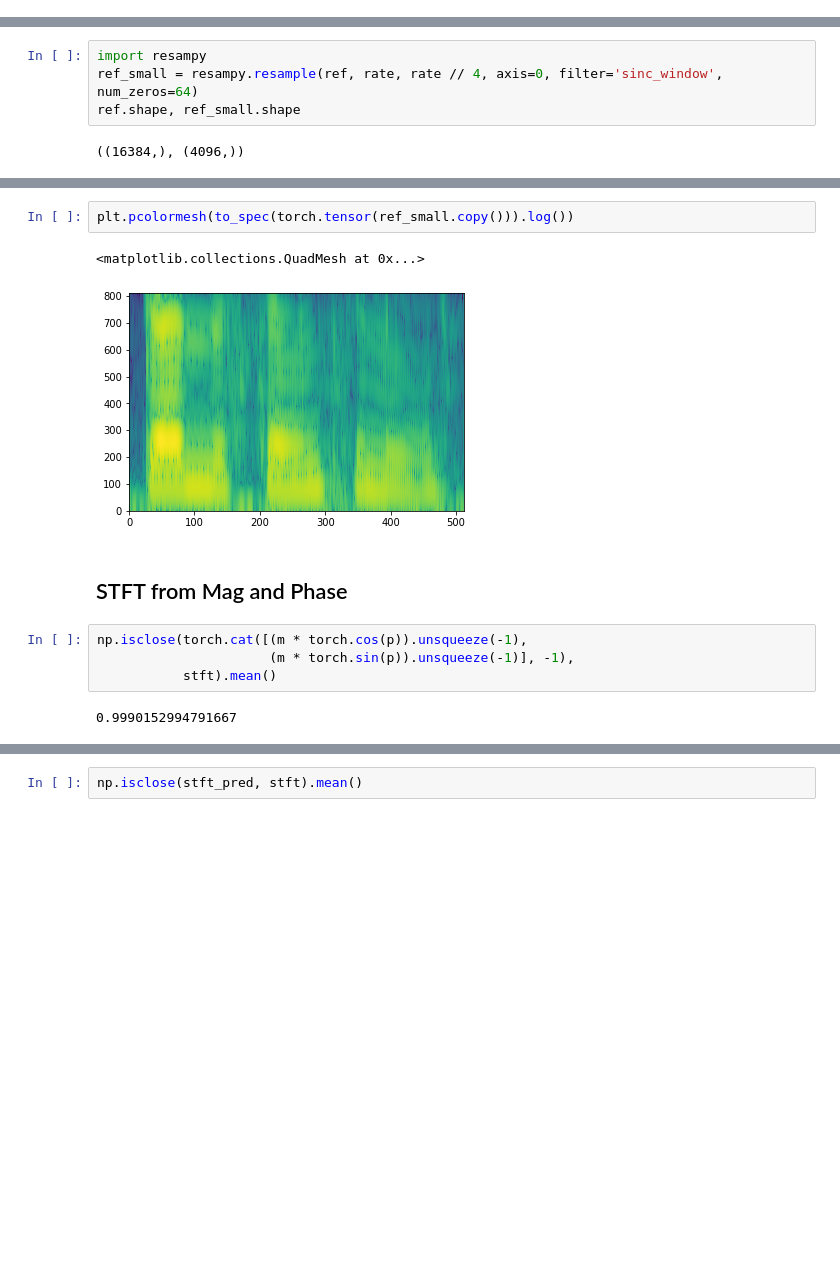
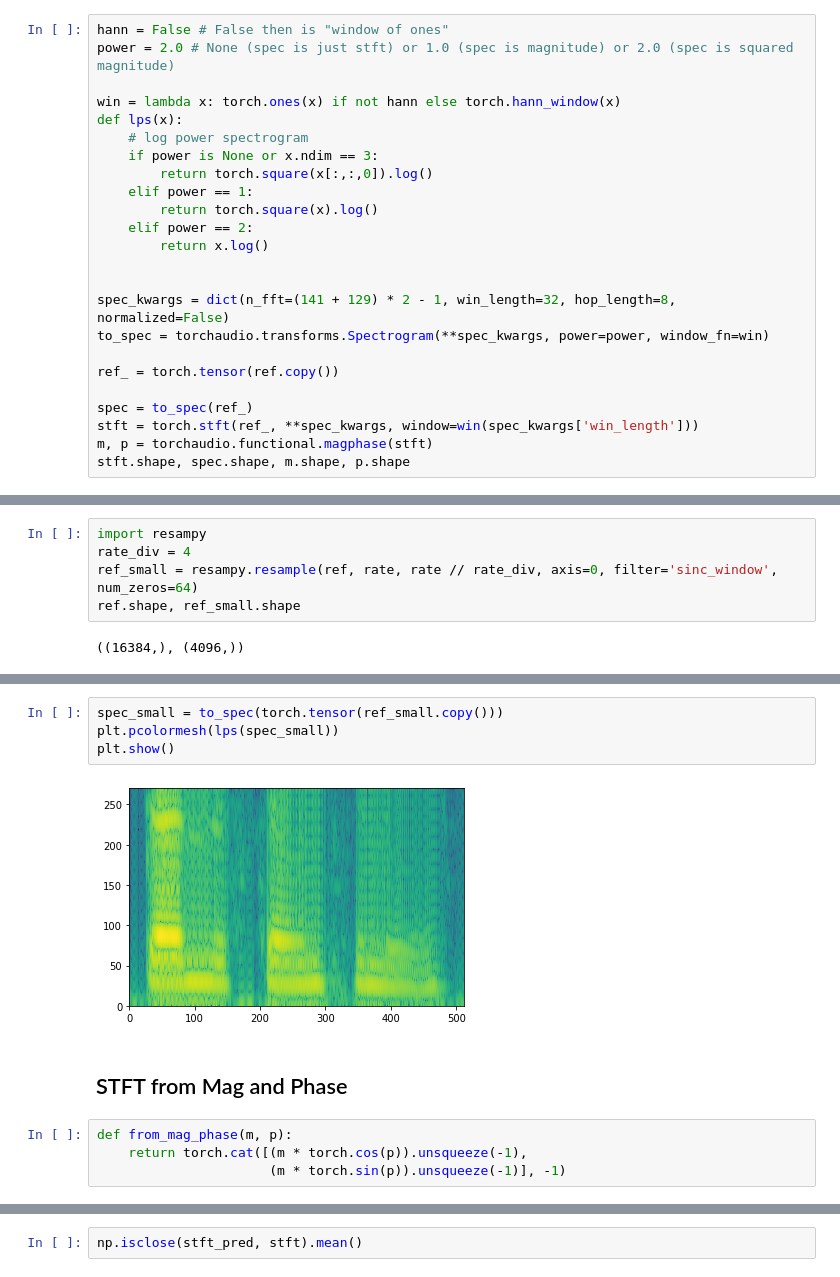
Before and after one commit to svdcvt/rasengan, a Jupyter notebook: model.ipynb, the cells around one changed output, grey strips where cells are left out. Cells and saved outputs as stored; diff of their text form; blank space fills up the shorter version.

```diff
--- a/model.ipynb
+++ b/model.ipynb
@@ -260,0 +188,24 @@ tensor([[2.9330e-02, 4.1615e-02, 6.3568e-02,  ..., 4.4894e-02, 4.0986e-02,
+# %%
+hann = False # False then is "window of ones"
+power = 2.0 # None (spec is just stft) or 1.0 (spec is magnitude) or 2.0 (spec is squared magnitude)
+
+win = lambda x: torch.ones(x) if not hann else torch.hann_window(x)
+def lps(x):
+    # log power spectrogram
+    if power is None or x.ndim == 3:
+        return torch.square(x[:,:,0]).log()
+    elif power == 1:
+        return torch.square(x).log()
+    elif power == 2:
+        return x.log()
+
+
+spec_kwargs = dict(n_fft=(141 + 129) * 2 - 1, win_length=32, hop_length=8, normalized=False)
+to_spec = torchaudio.transforms.Spectrogram(**spec_kwargs, power=power, window_fn=win)
+
+ref_ = torch.tensor(ref.copy())
+
+spec = to_spec(ref_)
+stft = torch.stft(ref_, **spec_kwargs, window=win(spec_kwargs['win_length']))
+m, p = torchaudio.functional.magphase(stft)
+stft.shape, spec.shape, m.shape, p.shape
@@ -262,7 +228,8 @@ tensor([[2.9330e-02, 4.1615e-02, 6.3568e-02,  ..., 4.4894e-02, 4.0986e-02,
 ## Downsampling with the band-limited sinc interpolation
 # %%
 import resampy
-ref_small = resampy.resample(ref, rate, rate // 4, axis=0, filter='sinc_window', num_zeros=64)
+rate_div = 4
+ref_small = resampy.resample(ref, rate, rate // rate_div, axis=0, filter='sinc_window', num_zeros=64)
 ref.shape, ref_small.shape
 # %% [output]
 ((16384,), (4096,))
@@ -283,13 +255,12 @@ plt.pcolormesh(to_spec(torch.tensor(ref.copy())).log())
 # %%
-plt.pcolormesh(to_spec(torch.tensor(ref_small.copy())).log())
+spec_small = to_spec(torch.tensor(ref_small.copy()))
+plt.pcolormesh(lps(spec_small))
+plt.show()
 # %% [output]
-<matplotlib.collections.QuadMesh at 0x...>
-[figure, old version]
+[figure, new version]
 # %% [markdown]
 ## STFT from Mag and Phase
 # %%
-np.isclose(torch.cat([(m * torch.cos(p)).unsqueeze(-1),
-                      (m * torch.sin(p)).unsqueeze(-1)], -1),
-           stft).mean()
+def from_mag_phase(m, p):
+    return torch.cat([(m * torch.cos(p)).unsqueeze(-1),
+                      (m * torch.sin(p)).unsqueeze(-1)], -1)
-# %% [output]
-0.9990152994791667
```
Also changed, not shown: parts of 27 cells of this notebook.
